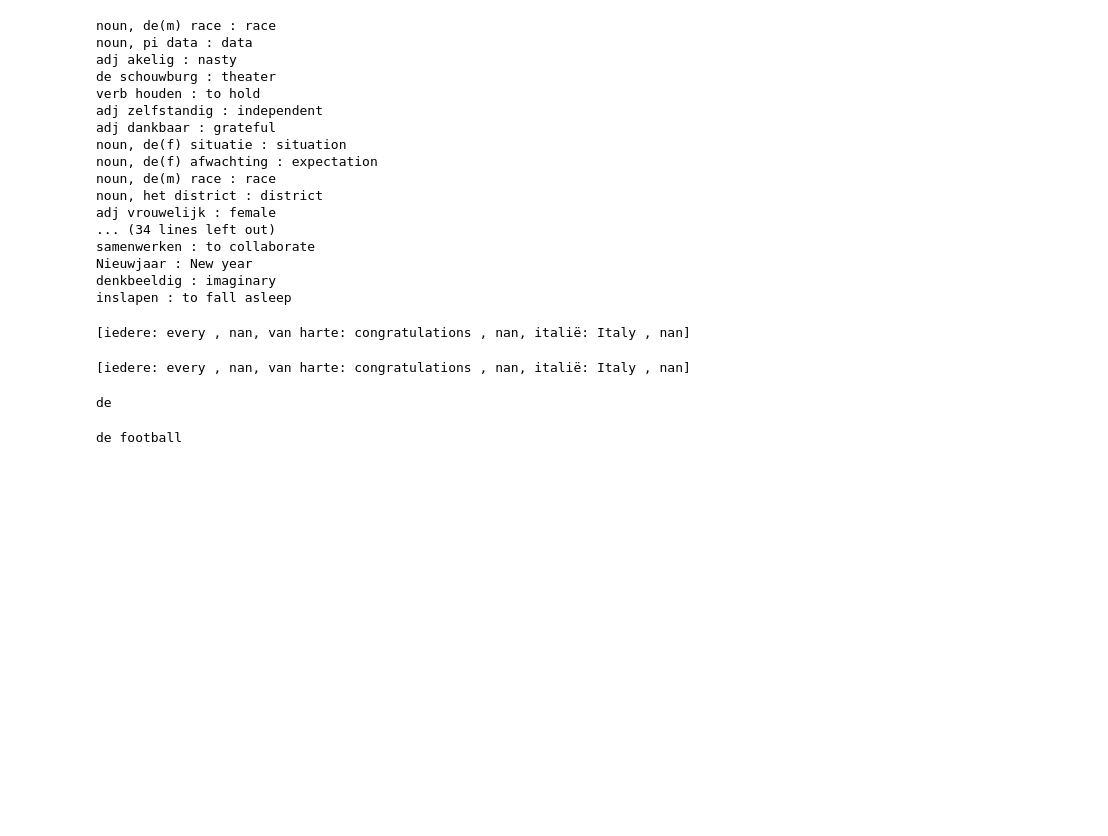
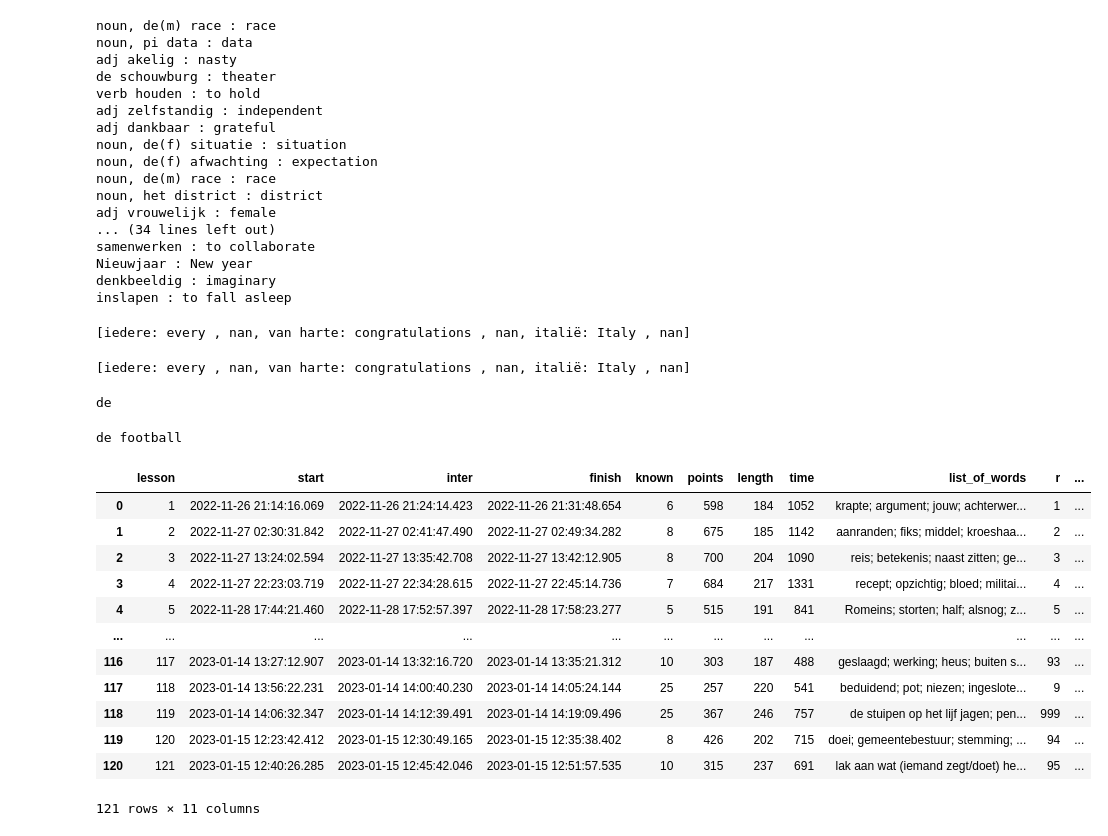
Before and after one commit to alexey198631/hobby_dutch_project, a Jupyter notebook: jupyter_for_testing.ipynb, the cells around one changed output. Saved outputs shown, nothing was run; the diff lists cells and outputs as text; code cells hidden in the pictures; blank space fills up the shorter version.

Commit message:
print of intermediate results in comparison

```diff
--- a/jupyter_for_testing.ipynb
+++ b/jupyter_for_testing.ipynb
@@ -7,9 +7,9 @@ import time
 import matplotlib.pyplot as plt
 from datetime import datetime
 
-words = pd.read_excel('/Users/aleksejgukov/Desktop/dutch.xlsx',sheet_name='update')
+words = pd.read_excel('dutch.xlsx',sheet_name='update')
 words = words.loc[:,'word':]
-lesson = pd.read_excel('/Users/aleksejgukov/Desktop/dutch.xlsx',sheet_name='lesson')
+lesson = pd.read_excel('dutch.xlsx',sheet_name='lesson')
 lesson = lesson.loc[:,'lesson':]
 # %%
 import math
@@ -374,3 +374,24 @@ else:
     print(w)
 # %% [output]
 de football
+# %%
+df = lesson
+
+df = df.assign(inter_pts = lambda x: ((lesson['inter'] - lesson['start'])))
+df['points'] = df['inter_pts'].apply(lambda x: x.seconds)
+# %%
+df
+# %% [output]
+|  | lesson | start | inter | finish | known | points | length | time | list_of_words | r | ... |
+| 0 | 1 | 2022-11-26 21:14:16.069 | 2022-11-26 21:24:14.423 | 2022-11-26 21:31:48.654 | 6 | 598 | 184 | 1052 | krapte; argument; jouw; achterwer... | 1 | ... |
+| 1 | 2 | 2022-11-27 02:30:31.842 | 2022-11-27 02:41:47.490 | 2022-11-27 02:49:34.282 | 8 | 675 | 185 | 1142 | aanranden; fiks; middel; kroeshaa... | 2 | ... |
+| 2 | 3 | 2022-11-27 13:24:02.594 | 2022-11-27 13:35:42.708 | 2022-11-27 13:42:12.905 | 8 | 700 | 204 | 1090 | reis; betekenis; naast zitten; ge... | 3 | ... |
+| 3 | 4 | 2022-11-27 22:23:03.719 | 2022-11-27 22:34:28.615 | 2022-11-27 22:45:14.736 | 7 | 684 | 217 | 1331 | recept; opzichtig; bloed; militai... | 4 | ... |
+| 4 | 5 | 2022-11-28 17:44:21.460 | 2022-11-28 17:52:57.397 | 2022-11-28 17:58:23.277 | 5 | 515 | 191 | 841 | Romeins; storten; half; alsnog; z... | 5 | ... |
+| ... | ... | ... | ... | ... | ... | ... | ... | ... | ... | ... | ... |
+| 116 | 117 | 2023-01-14 13:27:12.907 | 2023-01-14 13:32:16.720 | 2023-01-14 13:35:21.312 | 10 | 303 | 187 | 488 | geslaagd; werking; heus; buiten s... | 93 | ... |
+| 117 | 118 | 2023-01-14 13:56:22.231 | 2023-01-14 14:00:40.230 | 2023-01-14 14:05:24.144 | 25 | 257 | 220 | 541 | beduidend; pot; niezen; ingeslote... | 9 | ... |
+| 118 | 119 | 2023-01-14 14:06:32.347 | 2023-01-14 14:12:39.491 | 2023-01-14 14:19:09.496 | 25 | 367 | 246 | 757 | de stuipen op het lijf jagen; pen... | 999 | ... |
+| 119 | 120 | 2023-01-15 12:23:42.412 | 2023-01-15 12:30:49.165 | 2023-01-15 12:35:38.402 | 8 | 426 | 202 | 715 | doei; gemeentebestuur; stemming; ... | 94 | ... |
+| 120 | 121 | 2023-01-15 12:40:26.285 | 2023-01-15 12:45:42.046 | 2023-01-15 12:51:57.535 | 10 | 315 | 237 | 691 | lak aan wat (iemand zegt/doet) he... | 95 | ... |
+121 rows × 11 columns
```
Also changed, not shown: parts of 13 cells of this notebook, 4 other files.
